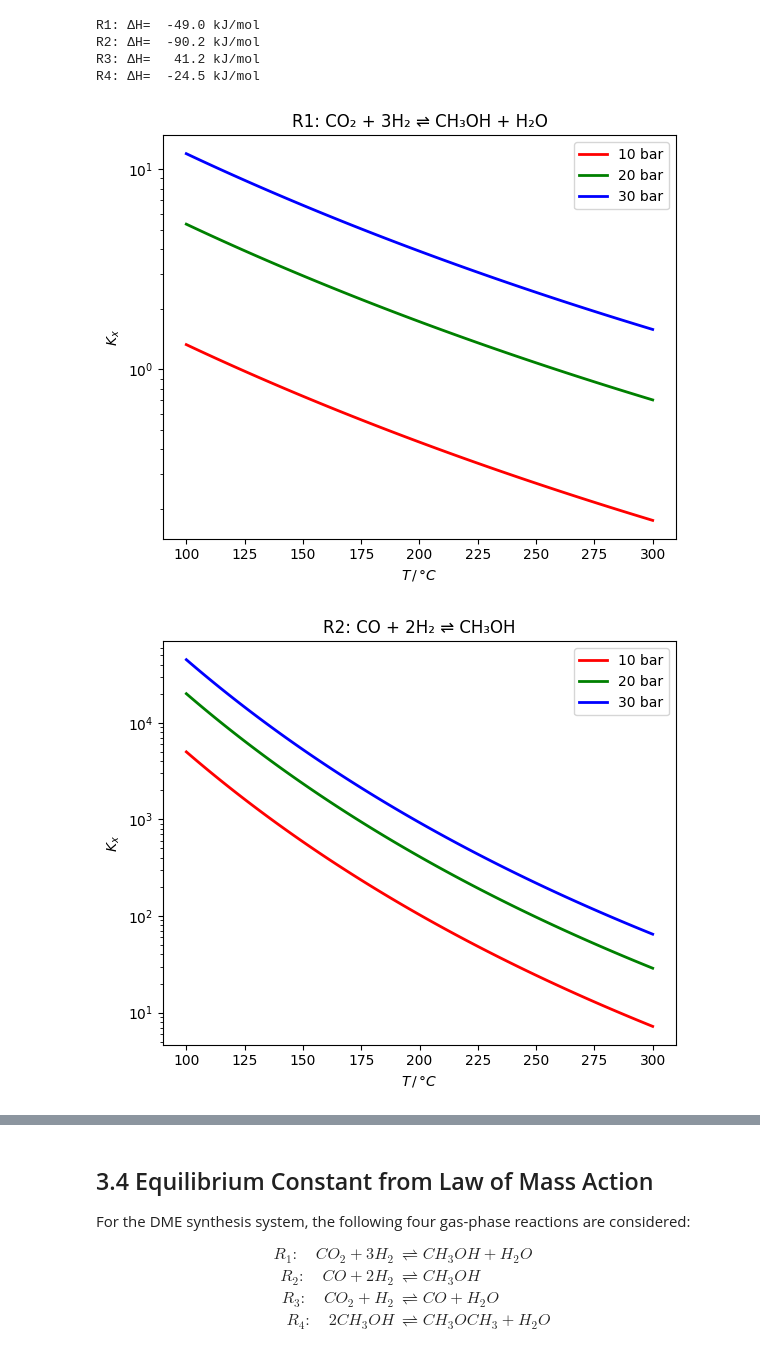
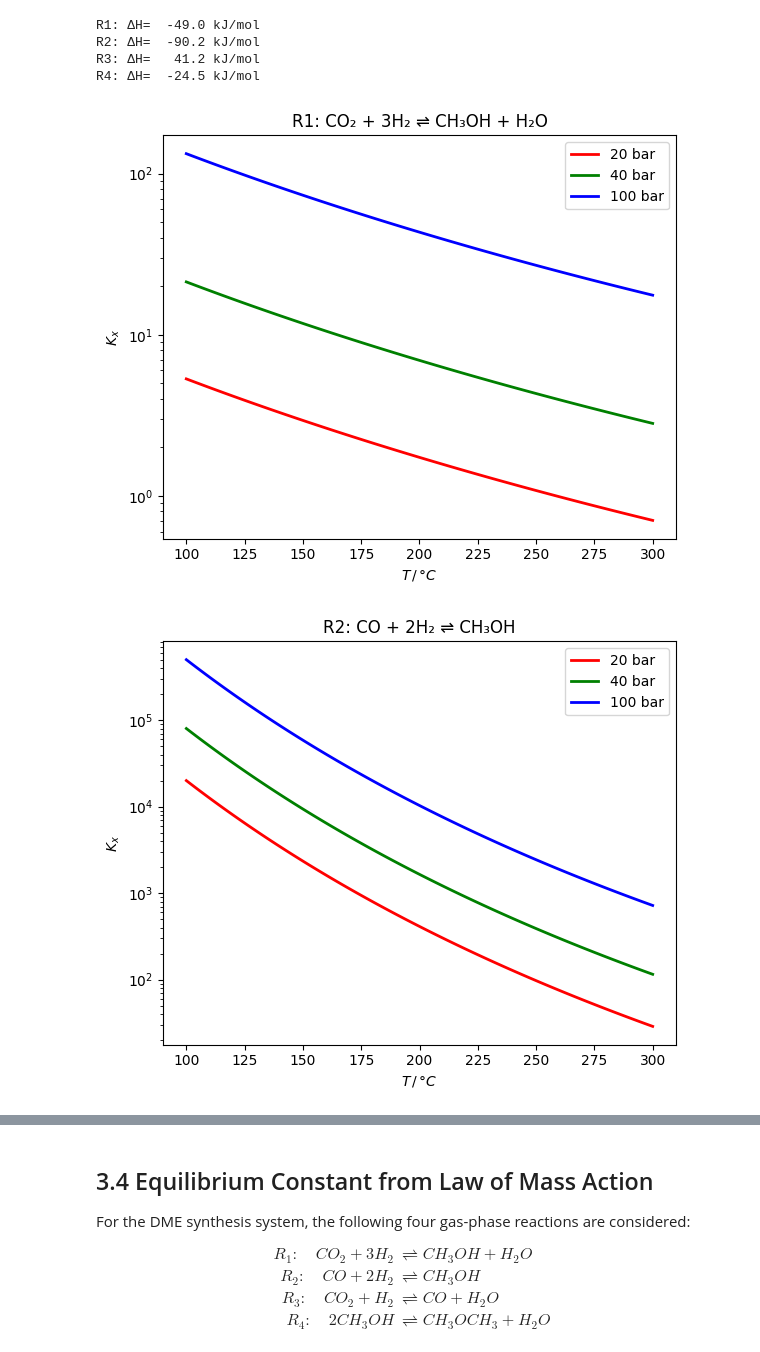
Before and after one commit to SirHenry1st/CRE_3, a Jupyter notebook: Assignment 2/CRE_3_assginment_2.ipynb, the cells around one changed output, grey strips where cells are left out. Cells and saved outputs as stored; diff of their text form; code cells hidden in the pictures.

```diff
--- a/Assignment 2/CRE_3_assginment_2.ipynb
+++ b/Assignment 2/CRE_3_assginment_2.ipynb
@@ -306,33 +306,33 @@ def plot_Kx(T_range, p_range, rxn_func, rxn_name, delta_nu):
     plt.figure(figsize=(6, 5))
     plt.grid()
     plt.title(f"{rxn_name}")
     plt.xlabel(r"$T\,/\,°C$")
     plt.ylabel(r"$K_x$")
     plt.yscale('log')
 
     colors = ["r-", "g-", "b-"]
     for i, (p_val, color) in enumerate(zip(p_range, colors)):
         plt.plot(T_range - 273, K_x[i, :], color, label=f"{p_val:.0f} bar", linewidth=2)
 
     plt.grid()
     plt.legend(loc='best')
     plt.tight_layout()
     plt.show()
 
 
 # Calculate and plot K_x for all reactions
 T_range = np.linspace(100+273, 300+273, 100)
-p_range = np.array([10, 20, 30])
+p_range = np.array([20, 40, 100])
 
 reactions_plot = [
     (rxn_data_1, "R1: CO₂ + 3H₂ ⇌ CH₃OH + H₂O", -2),
     (rxn_data_2, "R2: CO + 2H₂ ⇌ CH₃OH", -2),
     (rxn_data_3, "R3: CO₂ + H₂ ⇌ CO + H₂O", 0),
     (rxn_data_4, "R4: 2CH₃OH ⇌ DME + H₂O", 0)
 ]
 
 for rxn_func, rxn_name, delta_nu in reactions_plot:
     plot_Kx(T_range, p_range, rxn_func, rxn_name, delta_nu)
 # %% [output]
-[figure, old version]
+[figure, new version]
-[figure, old version]
+[figure, new version]
```
Also changed, not shown: parts of 1 cell of this notebook.
